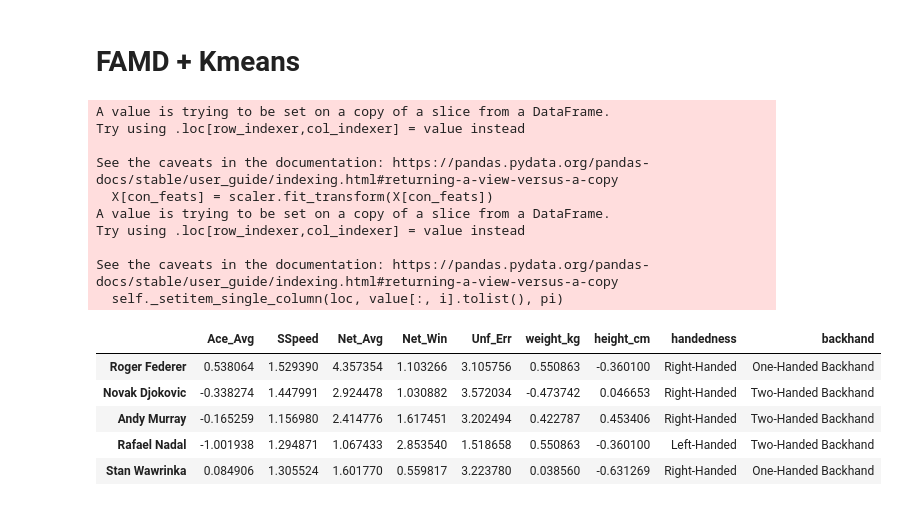
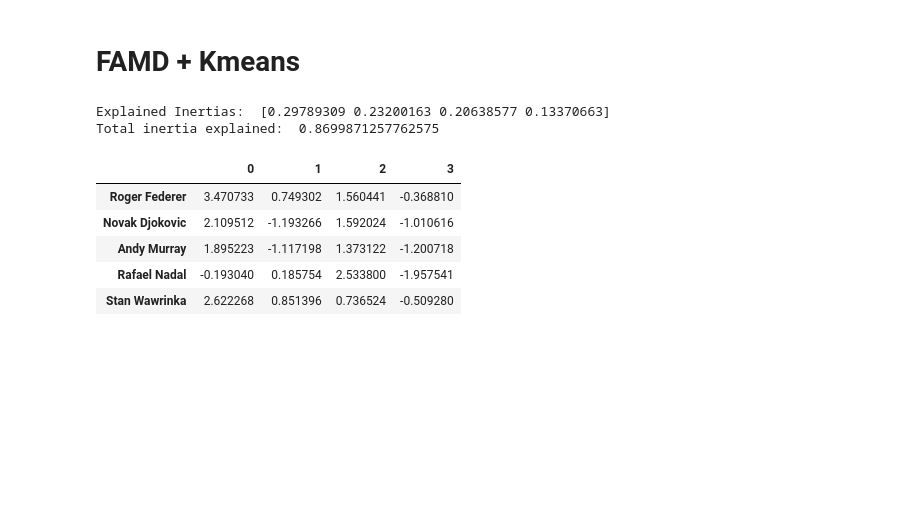
Before and after one commit to JohnOnt/Tennis_Classification, a Jupyter notebook: classify.ipynb, the cells around one changed output. Saved outputs shown, nothing was run; the diff lists cells and outputs as text; code cells hidden in the pictures; blank space fills up the shorter version.

```diff
--- a/classify.ipynb
+++ b/classify.ipynb
@@ -247,28 +221,29 @@ Looks like five is a plausible choice so lets go with that:
 # %% [markdown]
 # FAMD + Kmeans
 # %%
-con_feats = ['Ace_Avg', 'SSpeed', 'Net_Avg', 'Net_Win', 'Unf_Err', 'weight_kg', 'height_cm']
+con_feats = ['Ace_Avg', 'SSpeed', 'Net_Avg', 'Net_Win', 'Unf_Err']#, 'weight_kg', 'height_cm']
 cat_feats = ['handedness', 'backhand']
 
-scaler = StandardScaler()
+famd = FAMD(
+    n_components=4,
+    engine='auto',
+    random_state=98
+)
+
 X = player_stats[(con_feats + cat_feats)]
-X[con_feats] = scaler.fit_transform(X[con_feats])
+#X[con_feats] = scaler.fit_transform(X[con_feats])
 
-X.head()
+famd = famd.fit(X)
+print('Explained Inertias: ', famd.explained_inertia_)
+print('Total inertia explained: ', np.sum(famd.explained_inertia_))
+
+famd.row_coordinates(X).head()
 # %% [output]
-A value is trying to be set on a copy of a slice from a DataFrame.
-Try using .loc[row_indexer,col_indexer] = value instead
-
-See the caveats in the documentation: https://pandas.pydata.org/pandas-docs/stable/user_guide/indexing.html#returning-a-view-versus-a-copy
-  X[con_feats] = scaler.fit_transform(X[con_feats])
-A value is trying to be set on a copy of a slice from a DataFrame.
-Try using .loc[row_indexer,col_indexer] = value instead
-
-See the caveats in the documentation: https://pandas.pydata.org/pandas-docs/stable/user_guide/indexing.html#returning-a-view-versus-a-copy
-  self._setitem_single_column(loc, value[:, i].tolist(), pi)
+Explained Inertias:  [0.29789309 0.23200163 0.20638577 0.13370663]
+Total inertia explained:  0.8699871257762575
-|  | Ace_Avg | SSpeed | Net_Avg | Net_Win | Unf_Err | weight_kg | height_cm | handedness | backhand |
-| Roger Federer | 0.538064 | 1.529390 | 4.357354 | 1.103266 | 3.105756 | 0.550863 | -0.360100 | Right-Handed | One-Handed Backhand |
-| Novak Djokovic | -0.338274 | 1.447991 | 2.924478 | 1.030882 | 3.572034 | -0.473742 | 0.046653 | Right-Handed | Two-Handed Backhand |
-| Andy Murray | -0.165259 | 1.156980 | 2.414776 | 1.617451 | 3.202494 | 0.422787 | 0.453406 | Right-Handed | Two-Handed Backhand |
-| Rafael Nadal | -1.001938 | 1.294871 | 1.067433 | 2.853540 | 1.518658 | 0.550863 | -0.360100 | Left-Handed | Two-Handed Backhand |
-| Stan Wawrinka | 0.084906 | 1.305524 | 1.601770 | 0.559817 | 3.223780 | 0.038560 | -0.631269 | Right-Handed | One-Handed Backhand |
+|  | 0 | 1 | 2 | 3 |
+| Roger Federer | 3.470733 | 0.749302 | 1.560441 | -0.368810 |
+| Novak Djokovic | 2.109512 | -1.193266 | 1.592024 | -1.010616 |
+| Andy Murray | 1.895223 | -1.117198 | 1.373122 | -1.200718 |
+| Rafael Nadal | -0.193040 | 0.185754 | 2.533800 | -1.957541 |
+| Stan Wawrinka | 2.622268 | 0.851396 | 0.736524 | -0.509280 |
```
Also changed, not shown: parts of 17 cells of this notebook, 9 other files.
